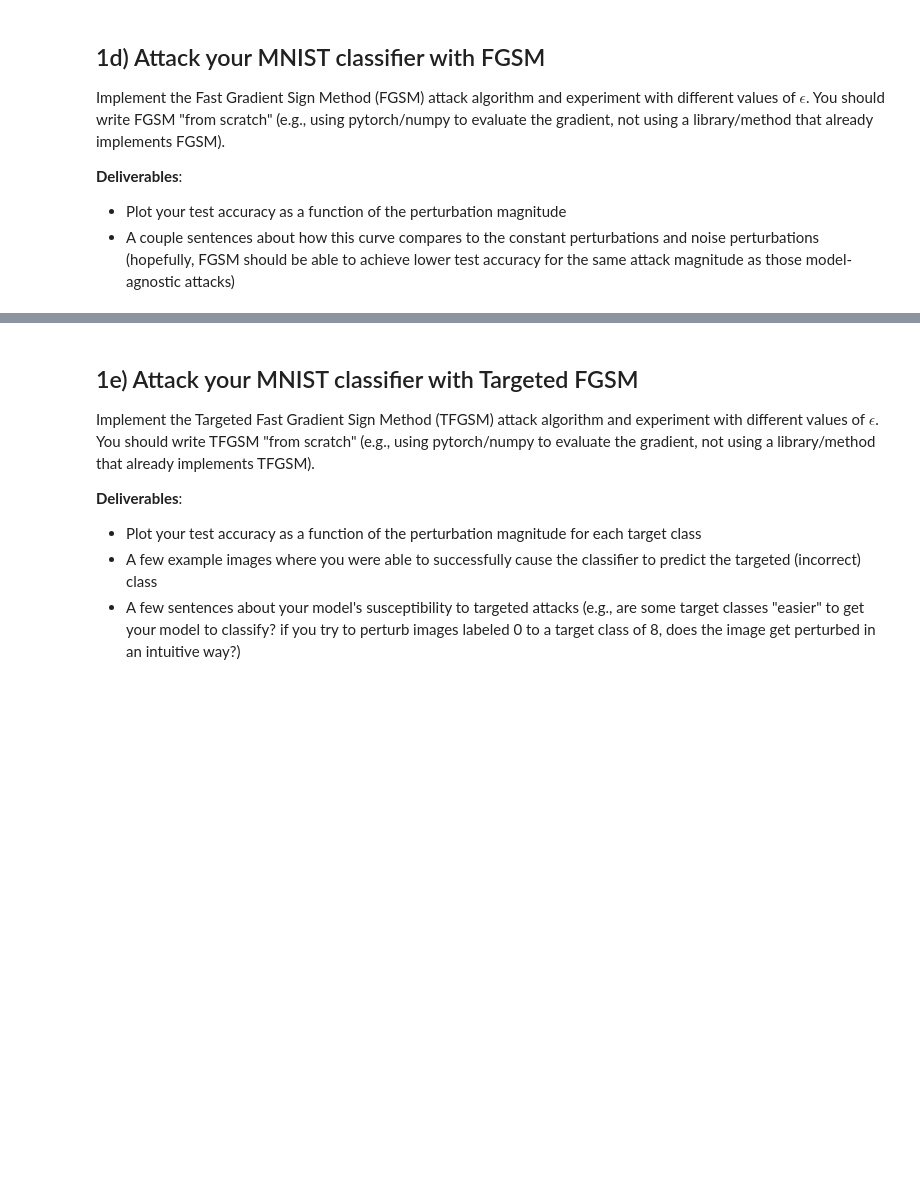
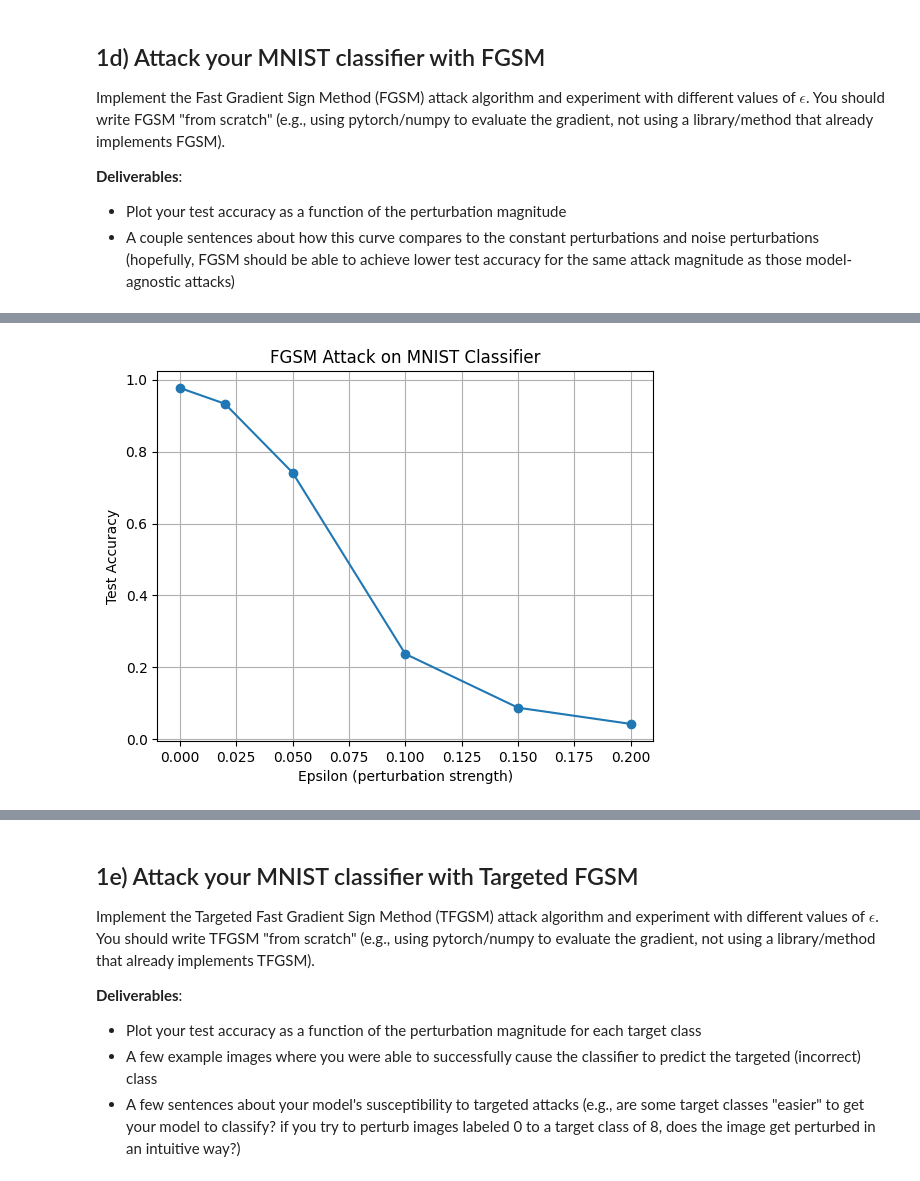
Before and after one commit to kmuenpra/EECE7268, a Jupyter notebook: EECE7398_HW1.ipynb, the cells around one changed output, grey strips where cells are left out. Saved outputs shown, nothing was run; the diff lists cells and outputs as text; code cells hidden in the pictures; blank space fills up the shorter version.

```diff
--- a/EECE7398_HW1.ipynb
+++ b/EECE7398_HW1.ipynb
@@ -271,7 +272,7 @@ accuracies = []
 examples_to_show = None
 
 for c in magnitudes:
-    acc, misclassified = evaluate_with_offset(model, test_loader, device, c)
+    acc, misclassified = evaluate_with_offset(model, test_loader, my_pc, c)
     accuracies.append(acc)
     print(f"Offset {c:.2f}: Test accuracy = {acc*100:.2f}%")
     if misclassified and examples_to_show is None:
@@ -324,3 +469,83 @@ Implement the Fast Gradient Sign Method (FGSM) attack algorithm and experiment w
 **Deliverables**:
 - Plot your test accuracy as a function of the perturbation magnitude
 - A couple sentences about how this curve compares to the constant perturbations and noise perturbations (hopefully, FGSM should be able to achieve lower test accuracy for the same attack magnitude as those model-agnostic attacks)
+# %%
+import torch
+import torch.nn.functional as F
+import matplotlib.pyplot as plt
+
+# Mean/std for MNIST normalization
+MNIST_MEAN = 0.1307
+MNIST_STD  = 0.3081
+
+def denormalize(x_norm):
+    return x_norm * MNIST_STD + MNIST_MEAN
+
+def renormalize(x_pix):
+    return (x_pix - MNIST_MEAN) / MNIST_STD
+
+def fgsm_attack(model, x_norm, y, epsilon):
+    """
+    FGSM attack in pixel space.
+    Args:
+        model    : trained model
+        x_norm   : normalized input batch (N,1,28,28)
+        y        : ground-truth labels (N,)
+        epsilon  : perturbation magnitude in [0,1] pixel space
+    Returns:
+        x_adv_norm : perturbed adversarial examples (normalized)
+    """
+    model.eval()
+
+    # Work in pixel space
+    x_pix = denormalize(x_norm).clone().detach().to(next(model.parameters()).device)
+    y = y.to(x_pix.device)
+    x_pix.requires_grad_(True)
+
+    # Forward + loss
+    logits = model(renormalize(x_pix))
+    loss = F.cross_entropy(logits, y)
+
+    # Backward wrt pixel input
+    model.zero_grad(set_to_none=True)
+    loss.backward()
+
+    # FGSM perturbation
+    grad_sign = x_pix.grad.sign()
+    x_adv_pix = torch.clamp(x_pix + epsilon * grad_sign, 0.0, 1.0)
+
+    # Re-normalize for model input
+    x_adv_norm = renormalize(x_adv_pix).detach()
+    return x_adv_norm
+
+def evaluate_fgsm(model, loader, epsilon):
+    """
+    Evaluate test accuracy under FGSM with given epsilon.
+    """
+    correct, total = 0, 0
+    for x, y in loader:
+        x, y = x.to(next(model.parameters()).device), y.to(next(model.parameters()).device)
+        x_adv = fgsm_attack(model, x, y, epsilon)
+        with torch.no_grad():
+            preds = model(x_adv).argmax(dim=1)
+        correct += (preds == y).sum().item()
+        total += y.size(0)
+    return correct / total
+
+# Sweep epsilons
+epsilons = [0.0, 0.02, 0.05, 0.1, 0.15, 0.2]
+accuracies = []
+for eps in epsilons:
+    acc = evaluate_fgsm(model, test_loader, eps)
+    accuracies.append(acc)
+    print(f"Epsilon {eps:.2f}: Test accuracy = {acc*100:.2f}%")
+
+# Plot accuracy vs epsilon
+plt.figure()
+plt.plot(epsilons, accuracies, marker="o")
+plt.xlabel("Epsilon (perturbation strength)")
+plt.ylabel("Test Accuracy")
+plt.title("FGSM Attack on MNIST Classifier")
+plt.grid(True)
+plt.show()
+# %% [output]
@@ -326,0 +558 @@ Implement the Fast Gradient Sign Method (FGSM) attack algorithm and experiment w
+[figure, added]
```
Also changed, not shown: parts of 9 cells of this notebook.
